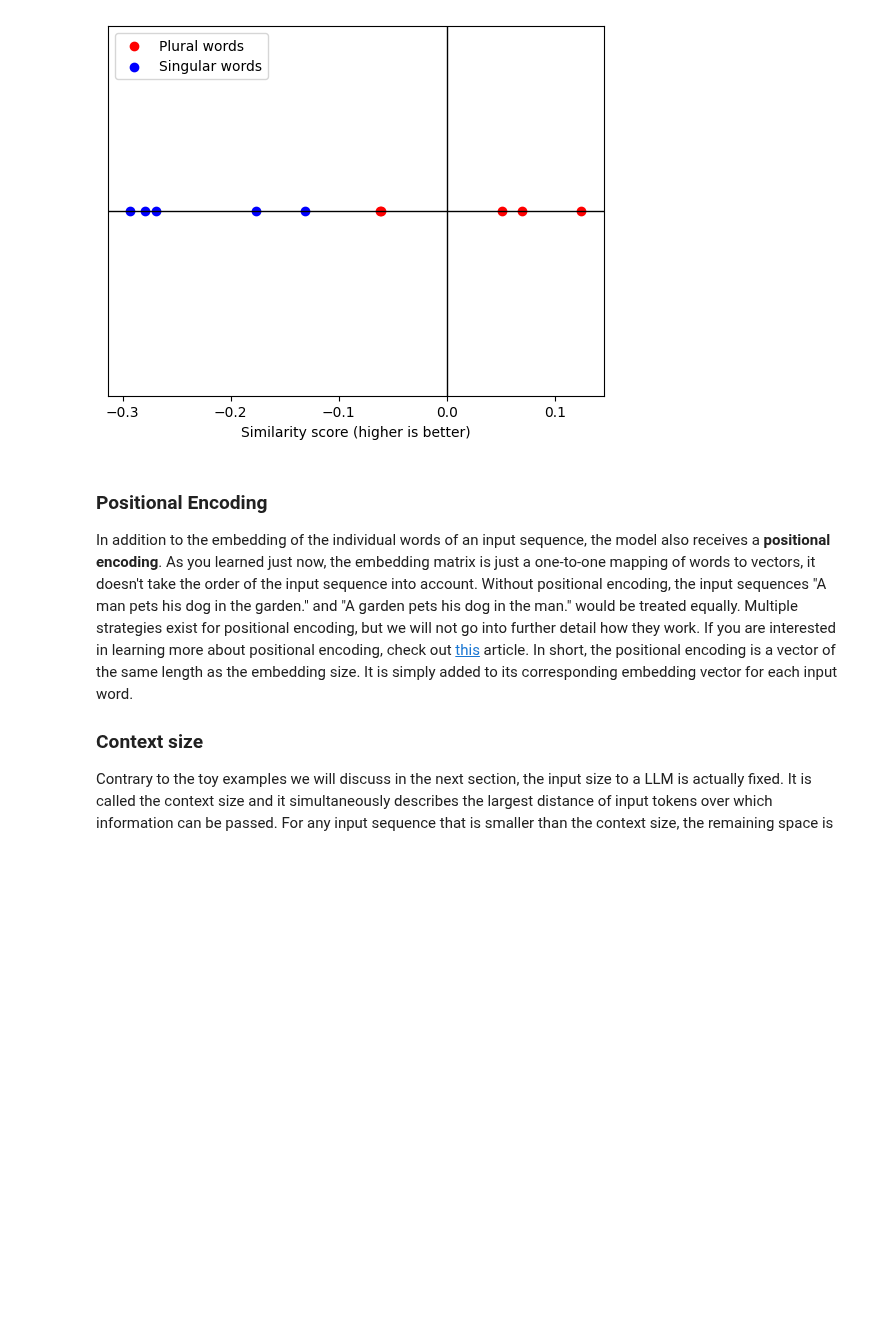
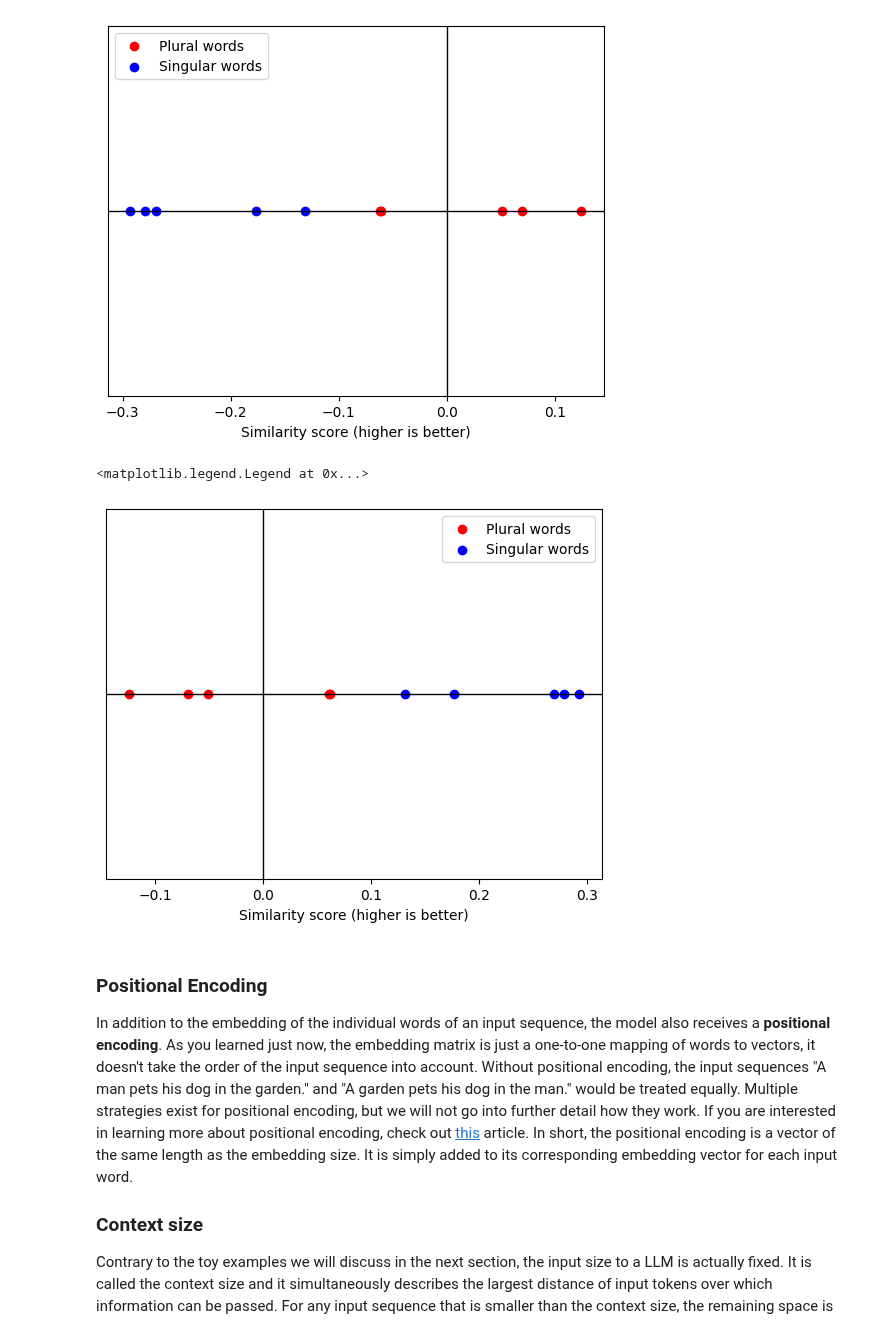
Before and after one commit to anton-seifert/LAMA, a Jupyter notebook: task-7-rnn-lstm-transformer/output_student/2-transformers.ipynb, the cells around one changed output. Cells and saved outputs as stored; diff of their text form; code cells hidden in the pictures; blank space fills up the shorter version.

```diff
--- a/task-7-rnn-lstm-transformer/output_student/2-transformers.ipynb
+++ b/task-7-rnn-lstm-transformer/output_student/2-transformers.ipynb
@@ -138,6 +141,29 @@ plt.legend()
 # %% [output]
 <matplotlib.legend.Legend at 0x...>
 [figure]
+# %%
+#Test Experiment
+plural =  embedder['cat']- embedder['cats']
+
+plural_words = ['tables', 'kids', 'trees', 'dogs', 'devices']
+singular_words = ['table', 'kid', 'tree', 'dog', 'device']
+plural_words_emb = [embedder[x] for x in plural_words]
+singular_words_emb = [embedder[x] for x in singular_words]
+
+similarites_plural = [np.dot(plural, x)/(np.linalg.norm(plural)*np.linalg.norm(x)) for x in plural_words_emb]
+similarites_singular = [np.dot(plural, x)/(np.linalg.norm(plural)*np.linalg.norm(x)) for x in singular_words_emb]
+
+# Generate a plot
+plt.scatter(x=similarites_plural, y=[0]*len(similarites_plural), c='red', label='Plural words')
+plt.scatter(x=similarites_singular, y=[0]*len(similarites_singular), c='blue', label='Singular words')
+plt.xlabel("Similarity score (higher is better)")
+plt.yticks([])
+plt.axhline(0, color='black',linewidth=1)
+plt.axvline(0, color='black',linewidth=1)
+plt.legend()
+# %% [output]
+<matplotlib.legend.Legend at 0x...>
+[figure, added]
 # %% [markdown]
 ### Positional Encoding
 
```
Also changed, not shown: parts of 9 cells of this notebook.
